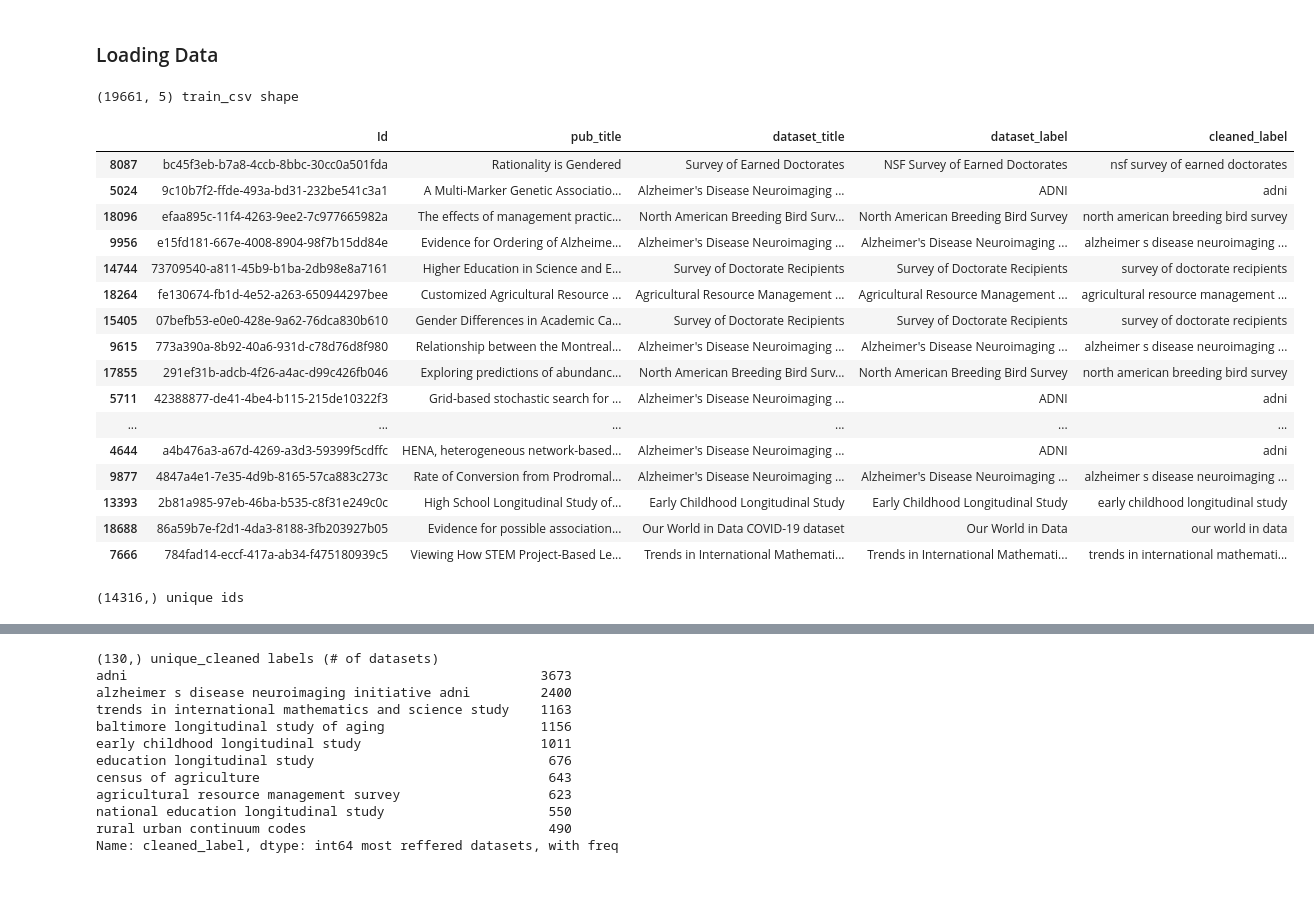
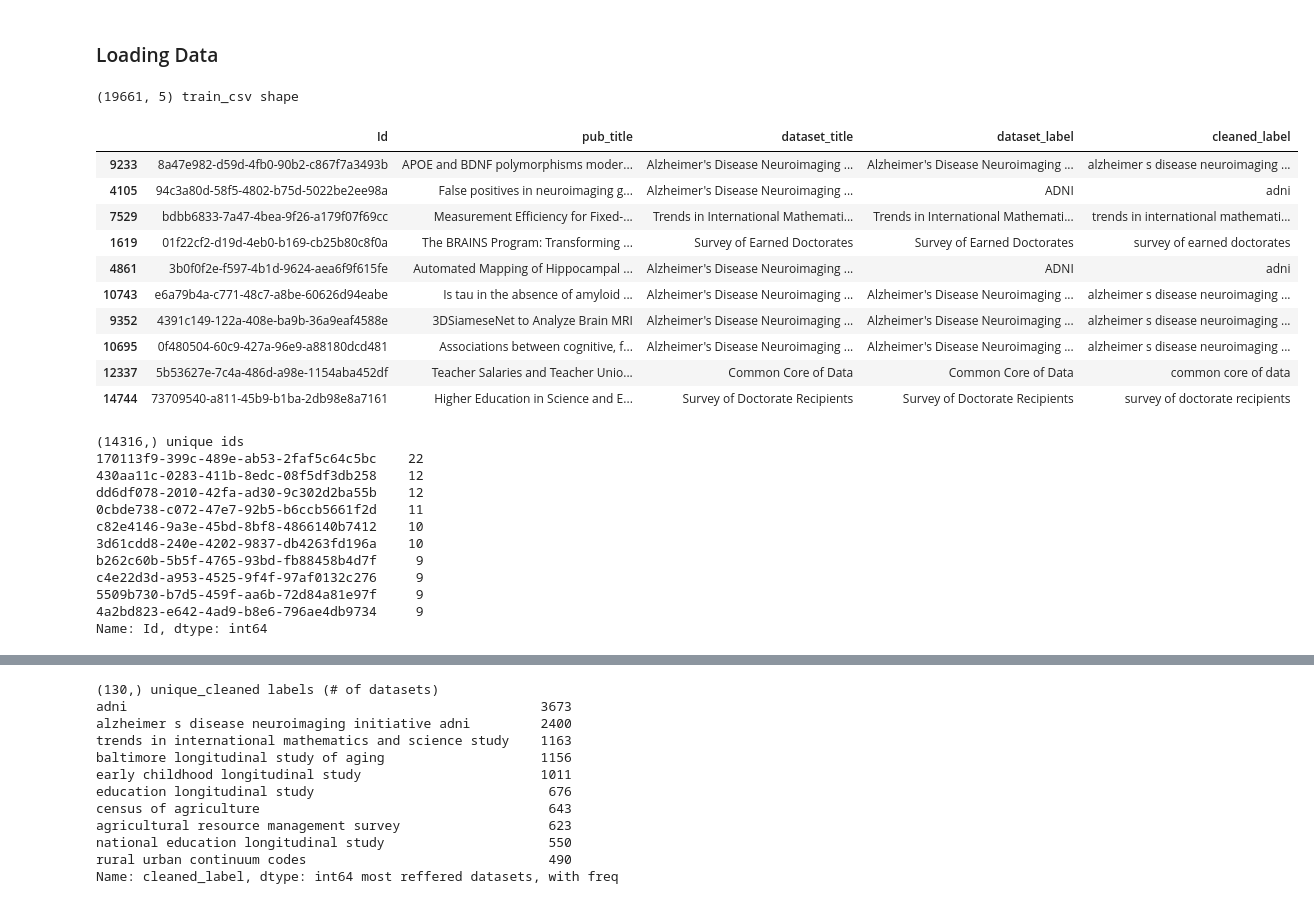
Before and after one commit to violetcodes/hiking-ridge, a Jupyter notebook: notebook.ipynb, the cells around one changed output, grey strips where cells are left out. Drawn from its saved outputs; the diff is of its cells as text; code cells hidden in the pictures.

```diff
--- a/notebook.ipynb
+++ b/notebook.ipynb
@@ -6,34 +9,39 @@ import pandas as pd
 from tqdm import tqdm
 import utils
 # %%
-data_f = '/home/vishal_pathak_quantiphi_com/coleridge_data/'
+data_f = utils.data_f
 train_csv = pd.read_csv(data_f + 'train.csv')
 
 print(train_csv.shape, 'train_csv shape')
-train_csv.sample(20)
+train_csv.sample(10)
 # %% [output]
 (19661, 5) train_csv shape
 |  | Id | pub_title | dataset_title | dataset_label | cleaned_label |
-| 8087 | bc45f3eb-b7a8-4ccb-8bbc-30cc0a501fda | Rationality is Gendered | Survey of Earned Doctorates | NSF Survey of Earned Doctorates | nsf survey of earned doctorates |
-| 5024 | 9c10b7f2-ffde-493a-bd31-232be541c3a1 | A Multi-Marker Genetic Associatio... | Alzheimer's Disease Neuroimaging ... | ADNI | adni |
-| 18096 | efaa895c-11f4-4263-9ee2-7c977665982a | The effects of management practic... | North American Breeding Bird Surv... | North American Breeding Bird Survey | north american breeding bird survey |
-| 9956 | e15fd181-667e-4008-8904-98f7b15dd84e | Evidence for Ordering of Alzheime... | Alzheimer's Disease Neuroimaging ... | Alzheimer's Disease Neuroimaging ... | alzheimer s disease neuroimaging ... |
+| 9233 | 8a47e982-d59d-4fb0-90b2-c867f7a3493b | APOE and BDNF polymorphisms moder... | Alzheimer's Disease Neuroimaging ... | Alzheimer's Disease Neuroimaging ... | alzheimer s disease neuroimaging ... |
+| 4105 | 94c3a80d-58f5-4802-b75d-5022be2ee98a | False positives in neuroimaging g... | Alzheimer's Disease Neuroimaging ... | ADNI | adni |
+| 7529 | bdbb6833-7a47-4bea-9f26-a179f07f69cc | Measurement Efficiency for Fixed-... | Trends in International Mathemati... | Trends in International Mathemati... | trends in international mathemati... |
+| 1619 | 01f22cf2-d19d-4eb0-b169-cb25b80c8f0a | The BRAINS Program: Transforming ... | Survey of Earned Doctorates | Survey of Earned Doctorates | survey of earned doctorates |
+| 4861 | 3b0f0f2e-f597-4b1d-9624-aea6f9f615fe | Automated Mapping of Hippocampal ... | Alzheimer's Disease Neuroimaging ... | ADNI | adni |
+| 10743 | e6a79b4a-c771-48c7-a8be-60626d94eabe | Is tau in the absence of amyloid ... | Alzheimer's Disease Neuroimaging ... | Alzheimer's Disease Neuroimaging ... | alzheimer s disease neuroimaging ... |
+| 9352 | 4391c149-122a-408e-ba9b-36a9eaf4588e | 3DSiameseNet to Analyze Brain MRI | Alzheimer's Disease Neuroimaging ... | Alzheimer's Disease Neuroimaging ... | alzheimer s disease neuroimaging ... |
+| 10695 | 0f480504-60c9-427a-96e9-a88180dcd481 | Associations between cognitive, f... | Alzheimer's Disease Neuroimaging ... | Alzheimer's Disease Neuroimaging ... | alzheimer s disease neuroimaging ... |
+| 12337 | 5b53627e-7c4a-486d-a98e-1154aba452df | Teacher Salaries and Teacher Unio... | Common Core of Data | Common Core of Data | common core of data |
 | 14744 | 73709540-a811-45b9-b1ba-2db98e8a7161 | Higher Education in Science and E... | Survey of Doctorate Recipients | Survey of Doctorate Recipients | survey of doctorate recipients |
-| 18264 | fe130674-fb1d-4e52-a263-650944297bee | Customized Agricultural Resource ... | Agricultural Resource Management ... | Agricultural Resource Management ... | agricultural resource management ... |
-| 15405 | 07befb53-e0e0-428e-9a62-76dca830b610 | Gender Differences in Academic Ca... | Survey of Doctorate Recipients | Survey of Doctorate Recipients | survey of doctorate recipients |
-| 9615 | 773a390a-8b92-40a6-931d-c78d76d8f980 | Relationship between the Montreal... | Alzheimer's Disease Neuroimaging ... | Alzheimer's Disease Neuroimaging ... | alzheimer s disease neuroimaging ... |
-| 17855 | 291ef31b-adcb-4f26-a4ac-d99c426fb046 | Exploring predictions of abundanc... | North American Breeding Bird Surv... | North American Breeding Bird Survey | north american breeding bird survey |
-| 5711 | 42388877-de41-4be4-b115-215de10322f3 | Grid-based stochastic search for ... | Alzheimer's Disease Neuroimaging ... | ADNI | adni |
-| ... | ... | ... | ... | ... | ... |
-| 4644 | a4b476a3-a67d-4269-a3d3-59399f5cdffc | HENA, heterogeneous network-based... | Alzheimer's Disease Neuroimaging ... | ADNI | adni |
-| 9877 | 4847a4e1-7e35-4d9b-8165-57ca883c273c | Rate of Conversion from Prodromal... | Alzheimer's Disease Neuroimaging ... | Alzheimer's Disease Neuroimaging ... | alzheimer s disease neuroimaging ... |
-| 13393 | 2b81a985-97eb-46ba-b535-c8f31e249c0c | High School Longitudinal Study of... | Early Childhood Longitudinal Study | Early Childhood Longitudinal Study | early childhood longitudinal study |
-| 18688 | 86a59b7e-f2d1-4da3-8188-3fb203927b05 | Evidence for possible association... | Our World in Data COVID-19 dataset | Our World in Data | our world in data |
-| 7666 | 784fad14-eccf-417a-ab34-f475180939c5 | Viewing How STEM Project-Based Le... | Trends in International Mathemati... | Trends in International Mathemati... | trends in international mathemati... |
 # %%
 # documents
 print(train_csv.Id.unique().shape, 'unique ids') # repeated IDs means documents have multiple dataset labels
-
 most_repeated_ids = train_csv.Id.value_counts()[:10]
+print(most_repeated_ids)
 # %% [output]
 (14316,) unique ids
+170113f9-399c-489e-ab53-2faf5c64c5bc    22
+430aa11c-0283-411b-8edc-08f5df3db258    12
+dd6df078-2010-42fa-ad30-9c302d2ba55b    12
+0cbde738-c072-47e7-92b5-b6ccb5661f2d    11
+c82e4146-9a3e-45bd-8bf8-4866140b7412    10
+3d61cdd8-240e-4202-9837-db4263fd196a    10
+b262c60b-5b5f-4765-93bd-fb88458b4d7f     9
+c4e22d3d-a953-4525-9f4f-97af0132c276     9
+5509b730-b7d5-459f-aa6b-72d84a81e97f     9
+4a2bd823-e642-4ad9-b8e6-796ae4db9734     9
+Name: Id, dtype: int64
```
Also changed, not shown: parts of 30 cells of this notebook, 2 other files.
